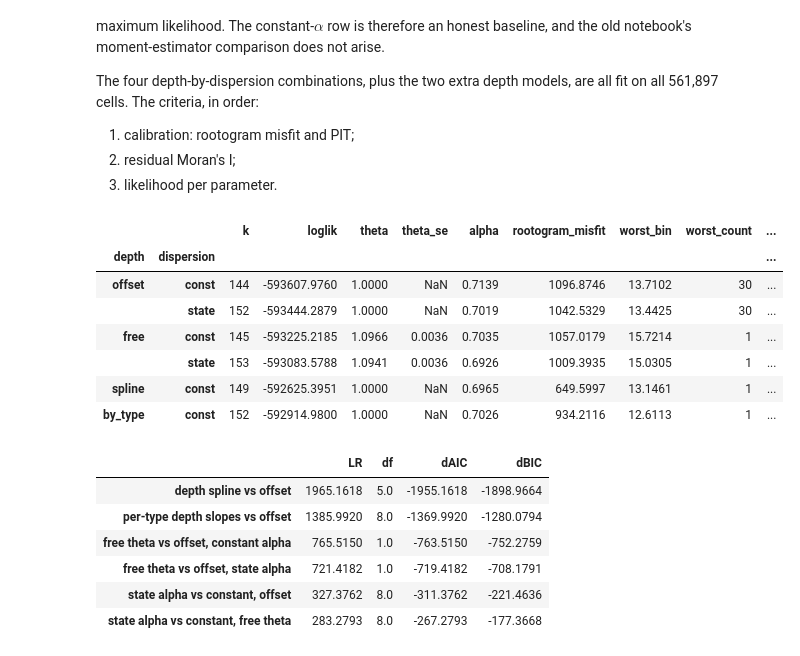
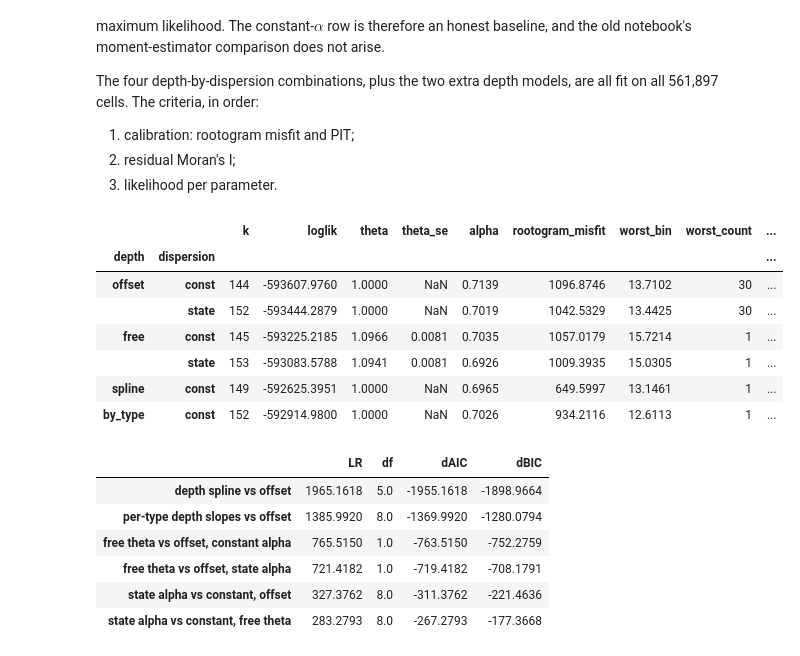
Before and after one commit to lachy01/Spatio-Temporal-Tissue-Dynamics, a Jupyter notebook: notebooks/nb_baseline.ipynb, the cells around one changed output. Drawn from its saved outputs; the diff is of its cells as text; code cells hidden in the pictures.

```diff
--- a/notebooks/nb_baseline.ipynb
+++ b/notebooks/nb_baseline.ipynb
@@ -117,6 +123,12 @@ ctype = df["archetype"].astype(str).to_numpy()
 xc, yc = df["x"].to_numpy(), df["y"].to_numpy()
 logN = np.log(df["N"].to_numpy(float))
 T_all = nbb.tiles(xc, yc)
+BLOCK = pd.read_parquet("outputs/division_classifier/folds.parquet")["block"].to_numpy()   # 250 spatial blocks
+nbb.REQUIRE_ROBUST = True            # every SE below is the block-cluster sandwich
+def robust(f, DD, rows, name):
+    """Attach the block-cluster sandwich to fit `f` (design `DD`, rows `rows` of the table)."""
+    return nbb.robustify(f, DD, BLOCK[rows], name, **PEN)
+ALL_ROWS = np.arange(len(df))
 
 print(f"{n:,} cells | mean count {y.mean():.3f} | var/mean {y.var() / y.mean():.2f} | "
       f"zeros {100 * np.mean(y == 0):.1f}%")
@@ -309,32 +320,36 @@ are all fit on all 561,897 cells. The criteria, in order:
 # %%
 GRID = [(th, disp) for th in ("offset", "free") for disp in ("const", "state")]
 tune = {key: nbb.cached(f"tune_{key[0]}_{key[1]}",
                         lambda key=key: nbb.fit(D, theta=key[0], dispersion=key[1], say=print, **PEN))
         for key in GRID}
 depth_fits = {th: nbb.cached(f"tune_{th}_const", lambda th=th: nbb.fit(
                   D, theta=th, dispersion="const", init=tune[("offset", "const")]["params"],
                   say=print, **PEN))
               for th in ("spline", "by_type")}
+for key, f in tune.items():
+    robust(f, D, ALL_ROWS, f"tune_{key[0]}_{key[1]}")
+for th, f in depth_fits.items():
+    robust(f, D, ALL_ROWS, f"tune_{th}_const")
 roots = {key: nbb.rootogram(y, f["mu"], f["alpha"]) for key, f in tune.items()}
 
 rows = []
 for key, f in tune.items():
     r = nbb.summarise(f, y, T_all)
     r["theta_se"] = float(np.sqrt(nbb.estimate(f, "theta")[1][0, 0])) if key[0] == "free" else np.nan
     rows.append({"depth": key[0], "dispersion": key[1], **r})
 for th, f in depth_fits.items():
     rows.append({"depth": th, "dispersion": "const", **nbb.summarise(f, y, T_all), "theta_se": np.nan})
 tune_tab = pd.DataFrame(rows).set_index(["depth", "dispersion"])
 tune_tab.to_csv(OUT / "tuning.csv")
 tune_tab[["k", "loglik", "theta", "theta_se", "alpha", "rootogram_misfit", "worst_bin",
           "worst_count", "pit_maxdev", "resid_moran", "converged", "minutes"]]
 # %% [output]
 |  |  | k | loglik | theta | theta_se | alpha | rootogram_misfit | worst_bin | worst_count | ... |
 | depth | dispersion |  |  |  |  |  |  |  |  | ... |
 | offset | const | 144 | -593607.9760 | 1.0000 | NaN | 0.7139 | 1096.8746 | 13.7102 | 30 | ... |
 |  | state | 152 | -593444.2879 | 1.0000 | NaN | 0.7019 | 1042.5329 | 13.4425 | 30 | ... |
-| free | const | 145 | -593225.2185 | 1.0966 | 0.0036 | 0.7035 | 1057.0179 | 15.7214 | 1 | ... |
-|  | state | 153 | -593083.5788 | 1.0941 | 0.0036 | 0.6926 | 1009.3935 | 15.0305 | 1 | ... |
+| free | const | 145 | -593225.2185 | 1.0966 | 0.0081 | 0.7035 | 1057.0179 | 15.7214 | 1 | ... |
+|  | state | 153 | -593083.5788 | 1.0941 | 0.0081 | 0.6926 | 1009.3935 | 15.0305 | 1 | ... |
 | spline | const | 149 | -592625.3951 | 1.0000 | NaN | 0.6965 | 649.5997 | 13.1461 | 1 | ... |
 | by_type | const | 152 | -592914.9800 | 1.0000 | NaN | 0.7026 | 934.2116 | 12.6113 | 1 | ... |
 # %%
```
Also changed, not shown: parts of 18 cells of this notebook, 18 other files.
